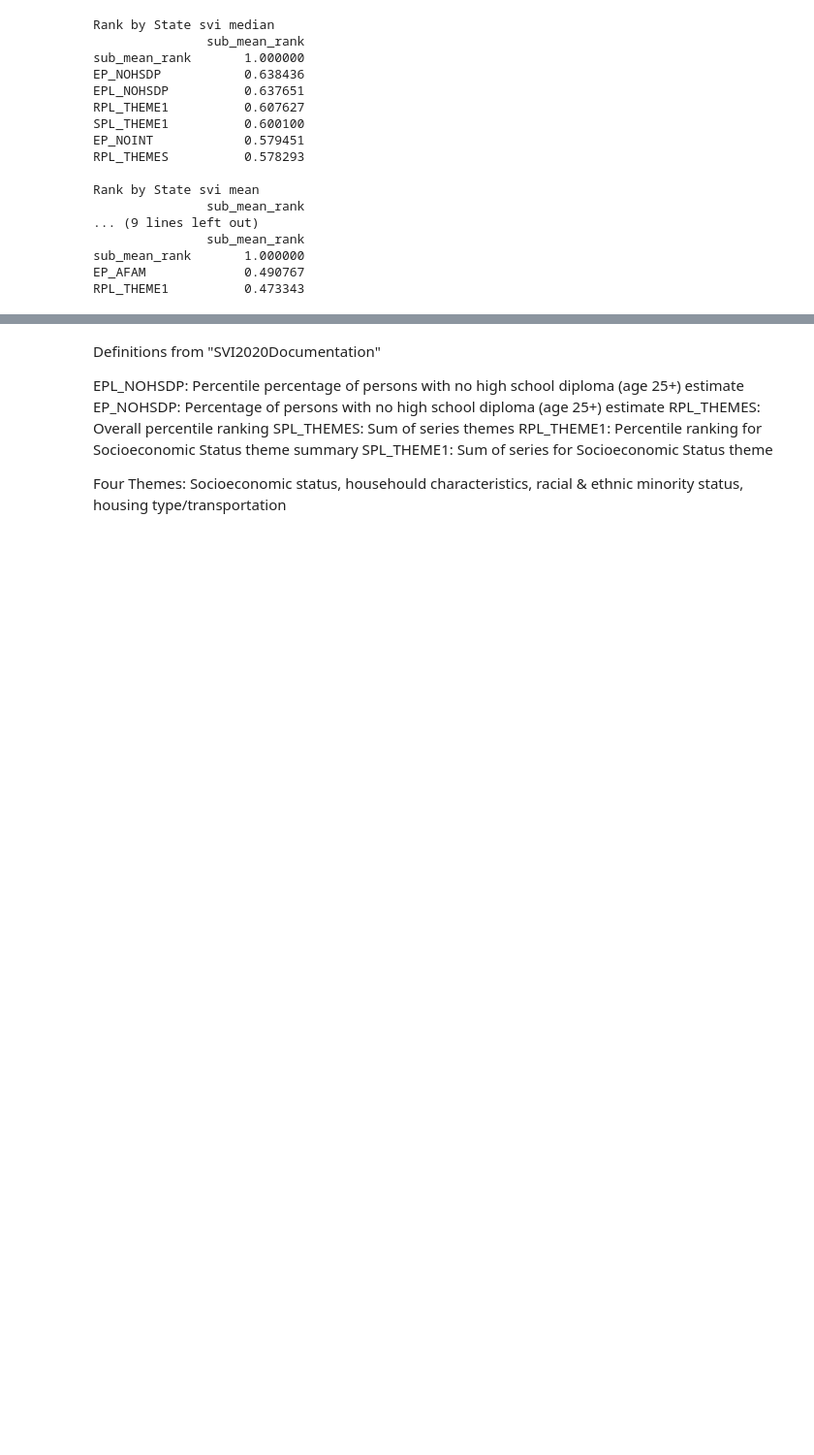
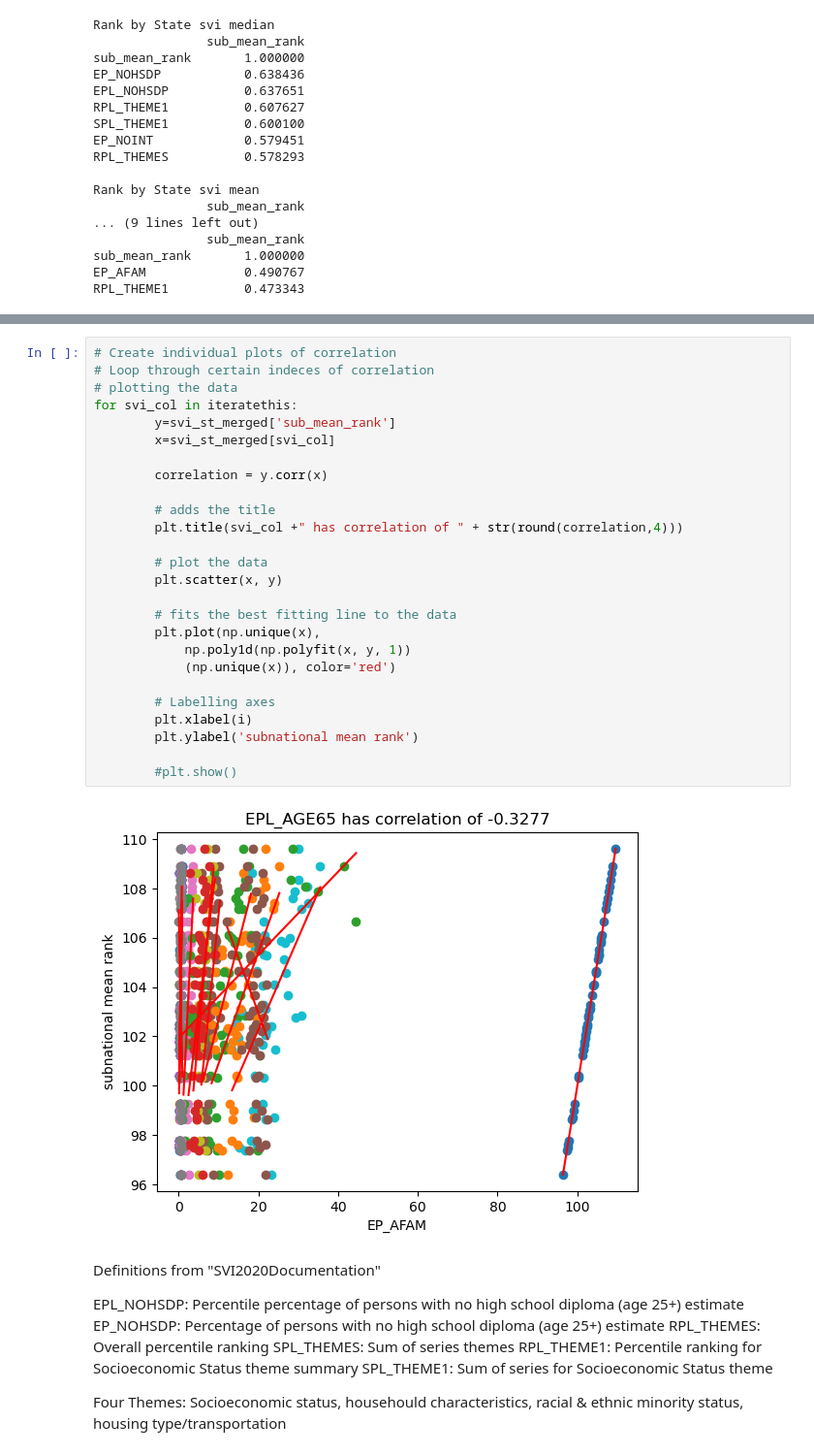
Before and after one commit to rlwcomposto/SVI_Flood_Comparison, a Jupyter notebook: Compare_Sub_SVI_v1.ipynb, the cells around one changed output, grey strips where cells are left out. Shown at 97% size. Cells and saved outputs as stored; diff of their text form; blank space fills up the shorter version.

```diff
--- a/Compare_Sub_SVI_v1.ipynb
+++ b/Compare_Sub_SVI_v1.ipynb
@@ -124,3 +206,31 @@ RPL_THEME1          0.473343
+# %%
+# Create individual plots of correlation
+# Loop through certain indeces of correlation
+# plotting the data
+for svi_col in iteratethis:
+        y=svi_st_merged['sub_mean_rank']
+        x=svi_st_merged[svi_col]
+
+        correlation = y.corr(x)
+
+        # adds the title
+        plt.title(svi_col +" has correlation of " + str(round(correlation,4)))
+
+        # plot the data
+        plt.scatter(x, y)
+
+        # fits the best fitting line to the data
+        plt.plot(np.unique(x),
+            np.poly1d(np.polyfit(x, y, 1))
+            (np.unique(x)), color='red')
+
+        # Labelling axes
+        plt.xlabel(i)
+        plt.ylabel('subnational mean rank')
+
+        #plt.show()
+# %% [output]
+[figure, added]
 # %% [markdown]
 Definitions from "SVI2020Documentation"
 
```
Also changed, not shown: parts of 17 cells of this notebook, 2 other files.
